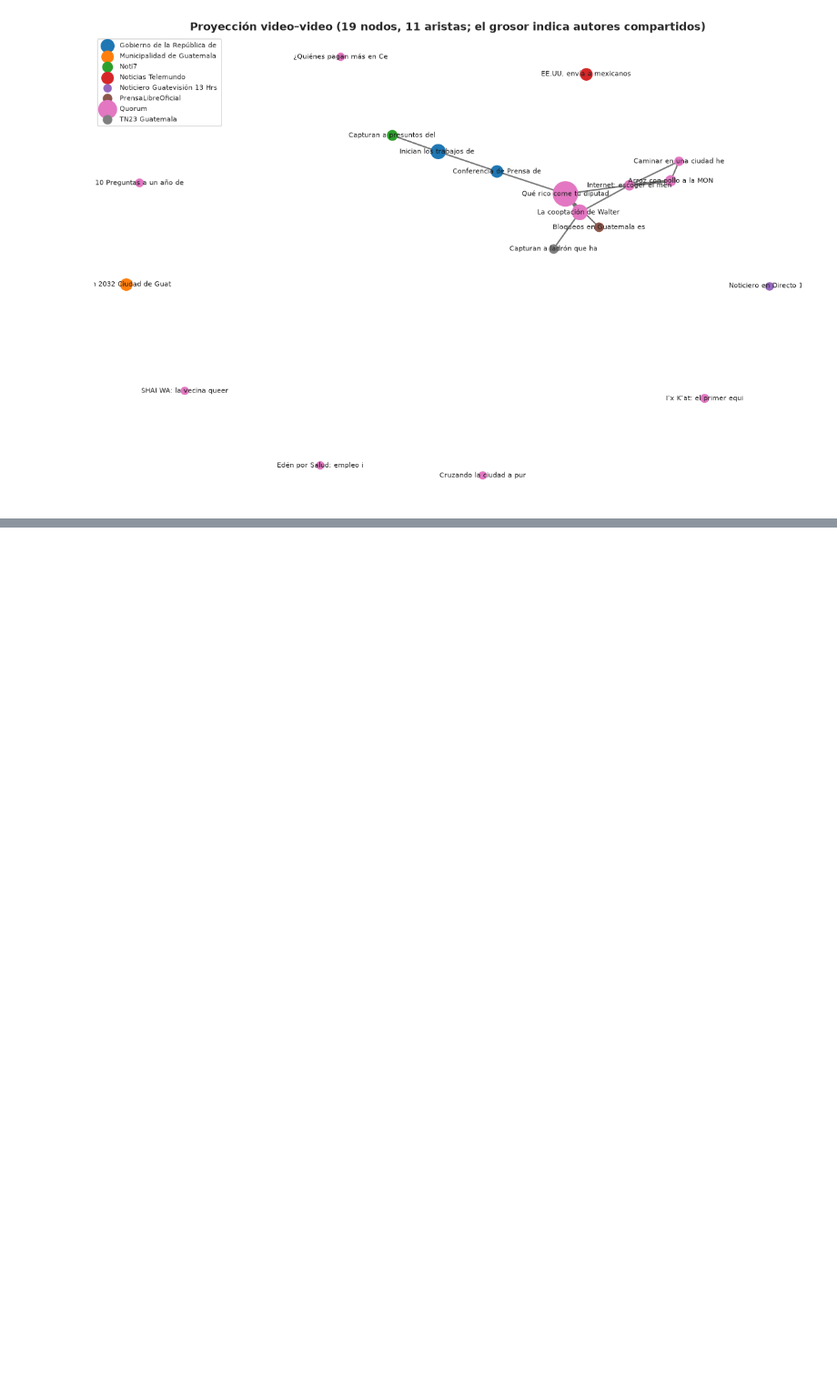
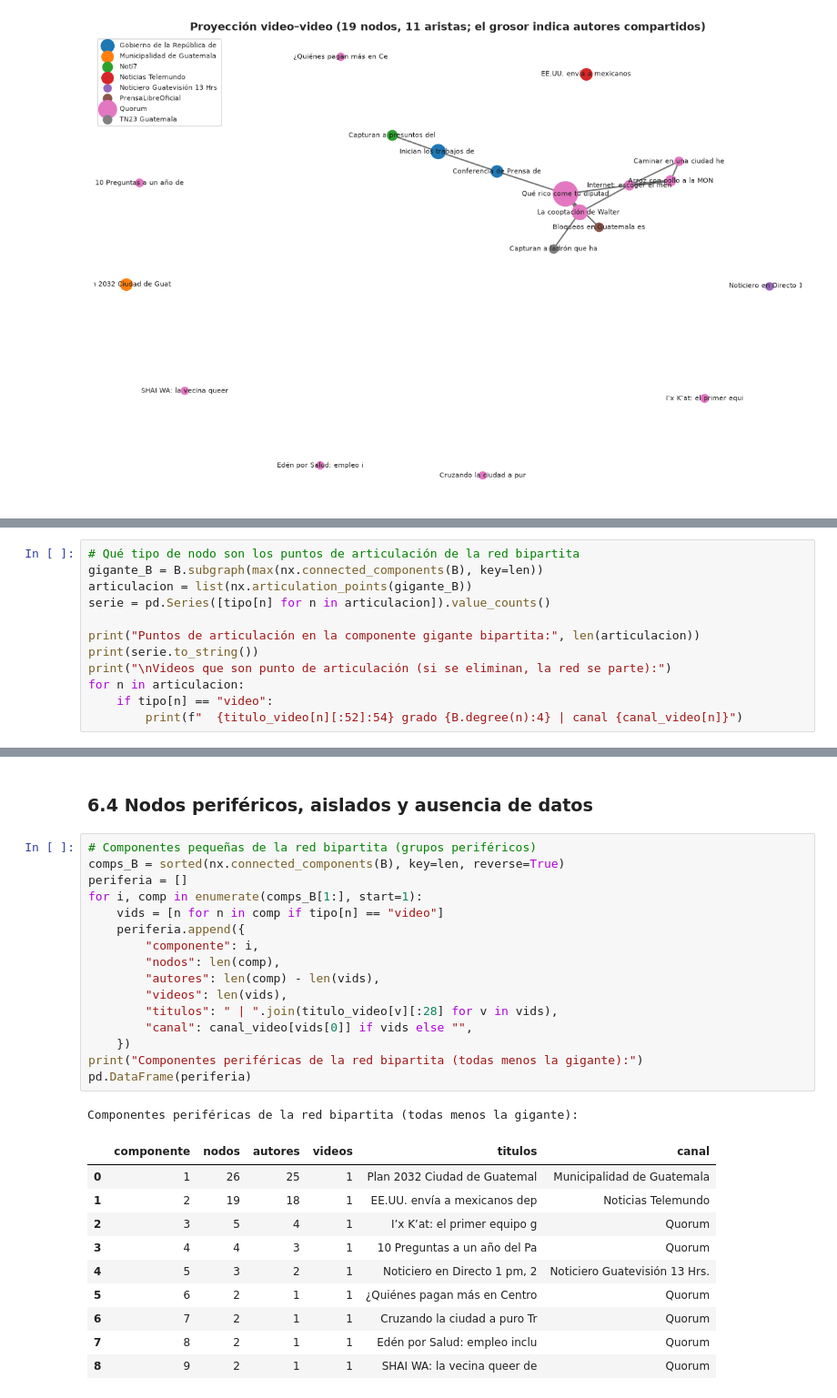
Before and after one commit to Tunchxz/CC3084-Laboratorio-6, a Jupyter notebook: notebooks/03_redes.ipynb, the cells around one changed output, grey strips where cells are left out. Shown at 91% size. Cells and saved outputs as stored; diff of their text form; blank space fills up the shorter version.

```diff
--- a/notebooks/03_redes.ipynb
+++ b/notebooks/03_redes.ipynb
@@ -393,0 +570,12 @@ plt.show()
+# %%
+# Qué tipo de nodo son los puntos de articulación de la red bipartita
+gigante_B = B.subgraph(max(nx.connected_components(B), key=len))
+articulacion = list(nx.articulation_points(gigante_B))
+serie = pd.Series([tipo[n] for n in articulacion]).value_counts()
+
+print("Puntos de articulación en la componente gigante bipartita:", len(articulacion))
+print(serie.to_string())
+print("\nVideos que son punto de articulación (si se eliminan, la red se parte):")
+for n in articulacion:
+    if tipo[n] == "video":
+        print(f"  {titulo_video[n][:52]:54} grado {B.degree(n):4} | canal {canal_video[n]}")
@@ -393,0 +598,30 @@ plt.show()
+# %% [markdown]
+### 6.4 Nodos periféricos, aislados y ausencia de datos
+# %%
+# Componentes pequeñas de la red bipartita (grupos periféricos)
+comps_B = sorted(nx.connected_components(B), key=len, reverse=True)
+periferia = []
+for i, comp in enumerate(comps_B[1:], start=1):
+    vids = [n for n in comp if tipo[n] == "video"]
+    periferia.append({
+        "componente": i,
+        "nodos": len(comp),
+        "autores": len(comp) - len(vids),
+        "videos": len(vids),
+        "titulos": " | ".join(titulo_video[v][:28] for v in vids),
+        "canal": canal_video[vids[0]] if vids else "",
+    })
+print("Componentes periféricas de la red bipartita (todas menos la gigante):")
+pd.DataFrame(periferia)
+# %% [output]
+Componentes periféricas de la red bipartita (todas menos la gigante):
+|  | componente | nodos | autores | videos | titulos | canal |
+| 0 | 1 | 26 | 25 | 1 | Plan 2032 Ciudad de Guatemal | Municipalidad de Guatemala |
+| 1 | 2 | 19 | 18 | 1 | EE.UU. envía a mexicanos dep | Noticias Telemundo |
+| 2 | 3 | 5 | 4 | 1 | I’x K’at: el primer equipo g | Quorum |
+| 3 | 4 | 4 | 3 | 1 | 10 Preguntas a un año del Pa | Quorum |
+| 4 | 5 | 3 | 2 | 1 | Noticiero en Directo 1 pm, 2 | Noticiero Guatevisión 13 Hrs. |
+| 5 | 6 | 2 | 1 | 1 | ¿Quiénes pagan más en Centro | Quorum |
+| 6 | 7 | 2 | 1 | 1 | Cruzando la ciudad a puro Tr | Quorum |
+| 7 | 8 | 2 | 1 | 1 | Edén por Salud: empleo inclu | Quorum |
+| 8 | 9 | 2 | 1 | 1 | SHAI WA: la vecina queer de | Quorum |
```
Also changed, not shown: parts of 12 cells of this notebook.
